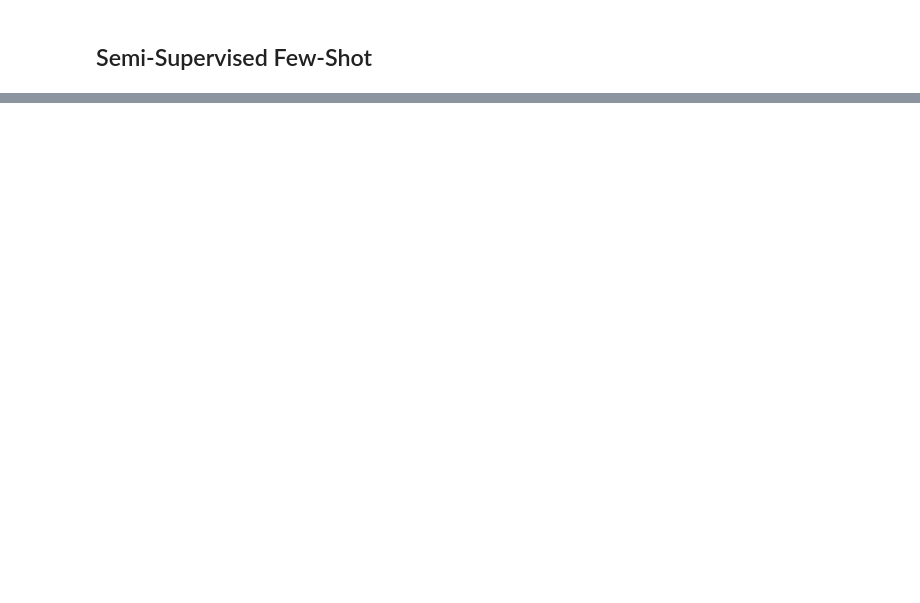
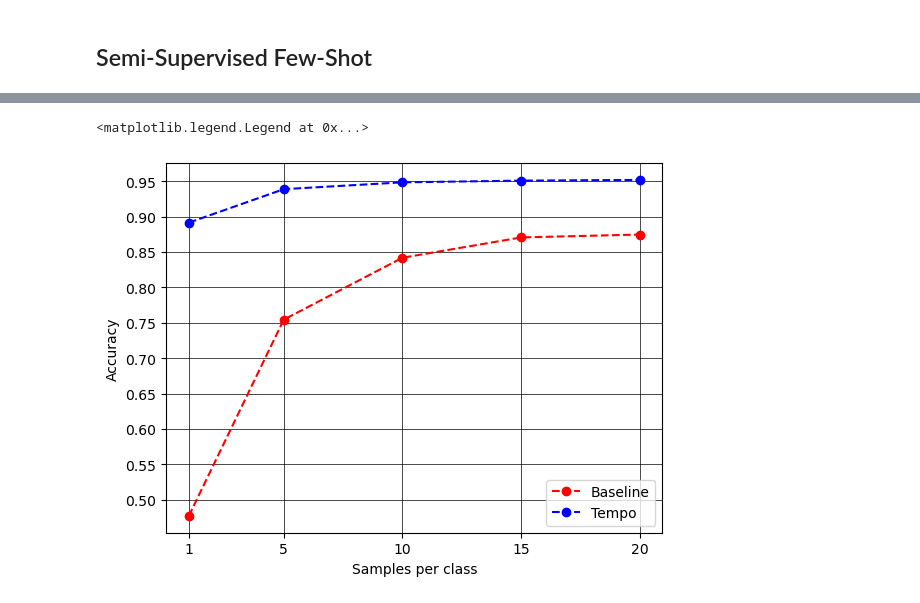
Before and after one commit to myasincifci/tempo, a Jupyter notebook: notebooks/plot_curves.ipynb, the cells around one changed output, grey strips where cells are left out. Cells and saved outputs as stored; diff of their text form; code cells hidden in the pictures; blank space fills up the shorter version.

```diff
--- a/notebooks/plot_curves.ipynb
+++ b/notebooks/plot_curves.ipynb
@@ -61,2 +61,6 @@ plt.legend()
 # %% [markdown]
 ## Semi-Supervised Few-Shot
+# %%
+#TODO: add 1 for both
+dfs_bl = [pd.read_csv(f'../plots/semi_sup_eval/baseline/semi_sup_eval_baseline_{str(spc)}.csv').Value.to_numpy().max() for spc in [1,5,10,15,20]]
+dfs_tp = [pd.read_csv(f'../plots/semi_sup_eval/tempo/semi_sup_eval_tempo_{str(spc)}.csv').Value.to_numpy().max() for spc in [1,5,10,15,20]]
@@ -62,0 +73,16 @@ plt.legend()
+# %%
+#TODO: add 1
+X = [1,5,10,15,20]
+plt.xticks(X)
+plt.yticks(np.arange(0.4, 1.0, 0.05))
+plt.plot(X, dfs_bl, '--ro', label='Baseline')
+plt.plot(X, dfs_tp, '--bo', label='Tempo')
+
+plt.xlabel('Samples per class')
+plt.ylabel('Accuracy')
+plt.grid(color='black', linestyle='-', linewidth=0.5)
+
+plt.legend()
+# %% [output]
+<matplotlib.legend.Legend at 0x...>
+[figure, added]
```
Also changed, not shown: parts of 3 cells of this notebook, 36 other files.
